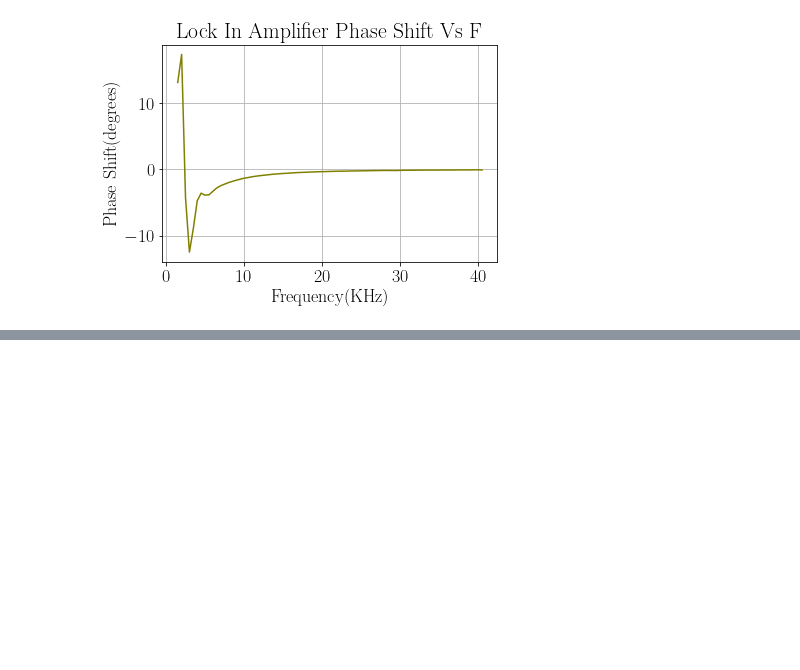
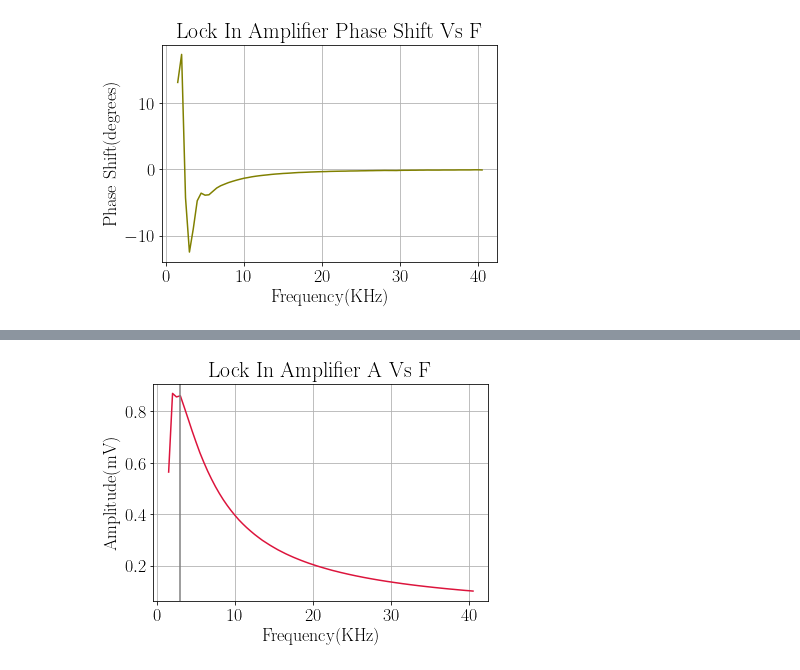
Before and after one commit to aaronkebede/PHY220, a Jupyter notebook: project-one/v2/plots.ipynb, the cells around one changed output, grey strips where cells are left out. Saved outputs shown, nothing was run; the diff lists cells and outputs as text; code cells hidden in the pictures; blank space fills up the shorter version.

```diff
--- a/project-one/v2/plots.ipynb
+++ b/project-one/v2/plots.ipynb
@@ -86,0 +99,11 @@ plt.show()
+# %%
+plt.plot(lfa_frequency,lfa_amplitude, c="crimson")
+plt.axvline(x=3, ymin=0, ymax=900, c='grey')
+plt.grid()
+plt.xlabel("Frequency(KHz)")
+plt.ylabel("Amplitude(mV)")
+plt.title("Lock In Amplifier A Vs F")
+#plt.savefig("Images/lfa.png", bbox_inches='tight', pad_inches=1)
+plt.show()
+# %% [output]
+[figure, added]
```
Also changed, not shown: parts of 1 cell of this notebook.
